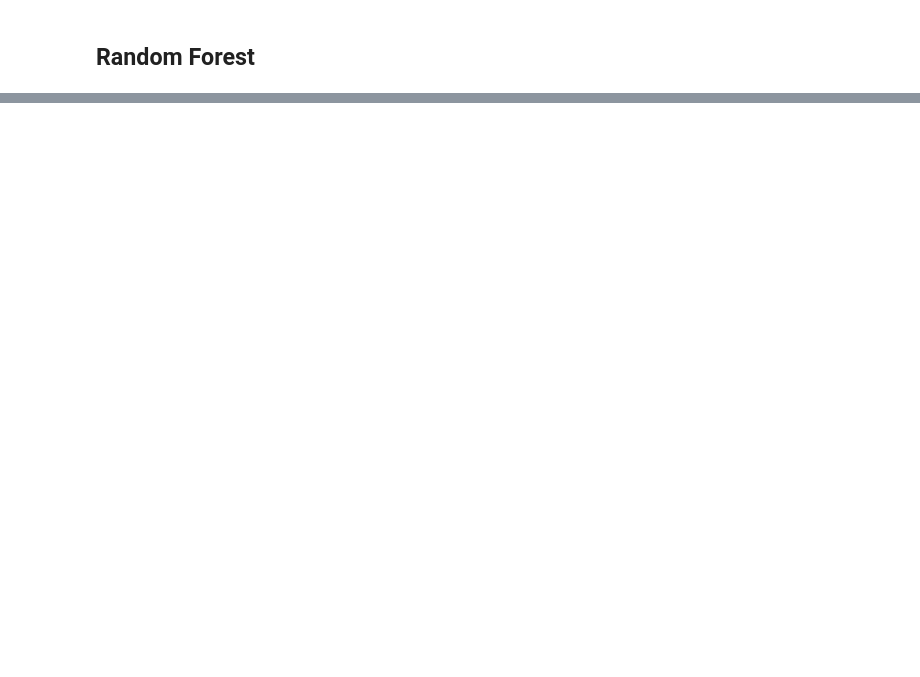
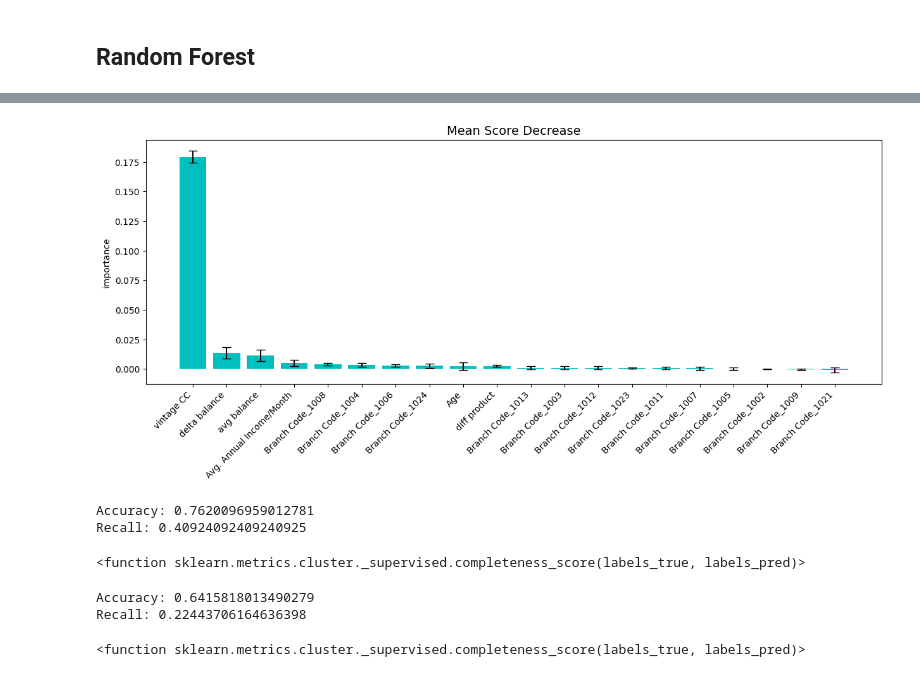
Before and after one commit to enthokz/Prediction-Model-Exercise, a Jupyter notebook: Prediction_Model_Exercise.ipynb, the cells around one changed output, grey strips where cells are left out. Saved outputs shown, nothing was run; the diff lists cells and outputs as text; code cells hidden in the pictures; blank space fills up the shorter version.

Commit message:
create model and evaluation

```diff
--- a/Prediction_Model_Exercise.ipynb
+++ b/Prediction_Model_Exercise.ipynb
@@ -1133,0 +1206,29 @@ Traceback (most recent call last):
+# %%
+# Check most considered variabel from model
+from jcopml.feature_importance import mean_score_decrease
+df_imp1 = mean_score_decrease(exp1_train, y1_train, grid, plot= True, topk=20)
+# %% [output]
+[figure, added]
+# %%
+# Experiment 2
+
+# Data pred
+y2_pred= grid2.predict(exp2_test)
+print("Accuracy:",metrics.accuracy_score(y2_test, y2_pred))
+print("Recall:",metrics.recall_score(y2_test, y2_pred))
+metrics.completeness_score
+# %% [output]
+Accuracy: 0.7620096959012781
+Recall: 0.40924092409240925
+<function sklearn.metrics.cluster._supervised.completeness_score(labels_true, labels_pred)>
+# %%
+# Data pred val
+y2_pred_val= grid2.predict(exp2_val)
+
+print("Accuracy:",metrics.accuracy_score(y2_val, y2_pred_val))
+print("Recall:",metrics.recall_score(y2_val, y2_pred_val))
+metrics.completeness_score
+# %% [output]
+Accuracy: 0.6415818013490279
+Recall: 0.22443706164636398
+<function sklearn.metrics.cluster._supervised.completeness_score(labels_true, labels_pred)>
```
Also changed, not shown: parts of 36 cells of this notebook.
